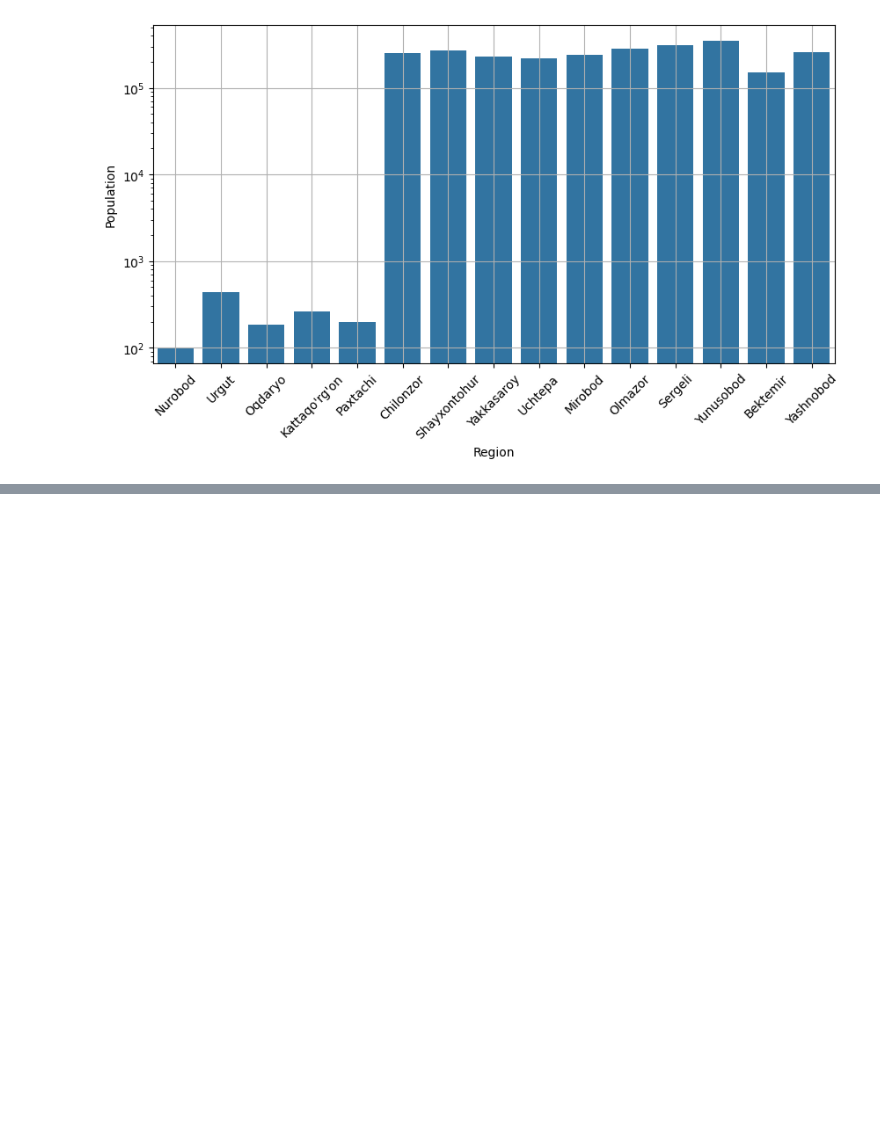
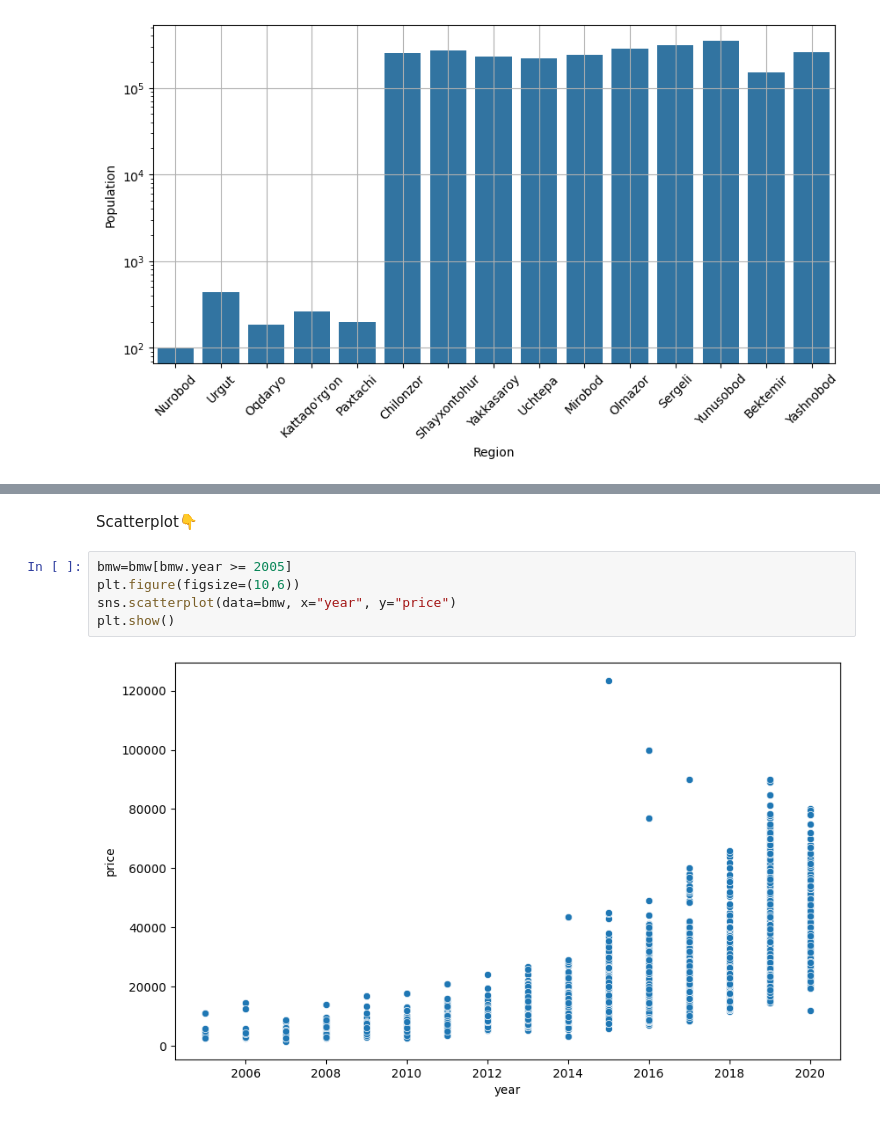
Before and after one commit to baxronovferuz1/DataScience_Np, a Jupyter notebook: Vizualization.ipynb, the cells around one changed output, grey strips where cells are left out. Saved outputs shown, nothing was run; the diff lists cells and outputs as text; blank space fills up the shorter version.

```diff
--- a/Vizualization.ipynb
+++ b/Vizualization.ipynb
@@ -281,0 +364,9 @@ plt.show()
+# %% [markdown]
+Scatterplot👇
+# %%
+bmw=bmw[bmw.year >= 2005]
+plt.figure(figsize=(10,6))
+sns.scatterplot(data=bmw, x="year", y="price")
+plt.show()
+# %% [output]
+[figure, added]
```
Also changed, not shown: parts of 17 cells of this notebook.
